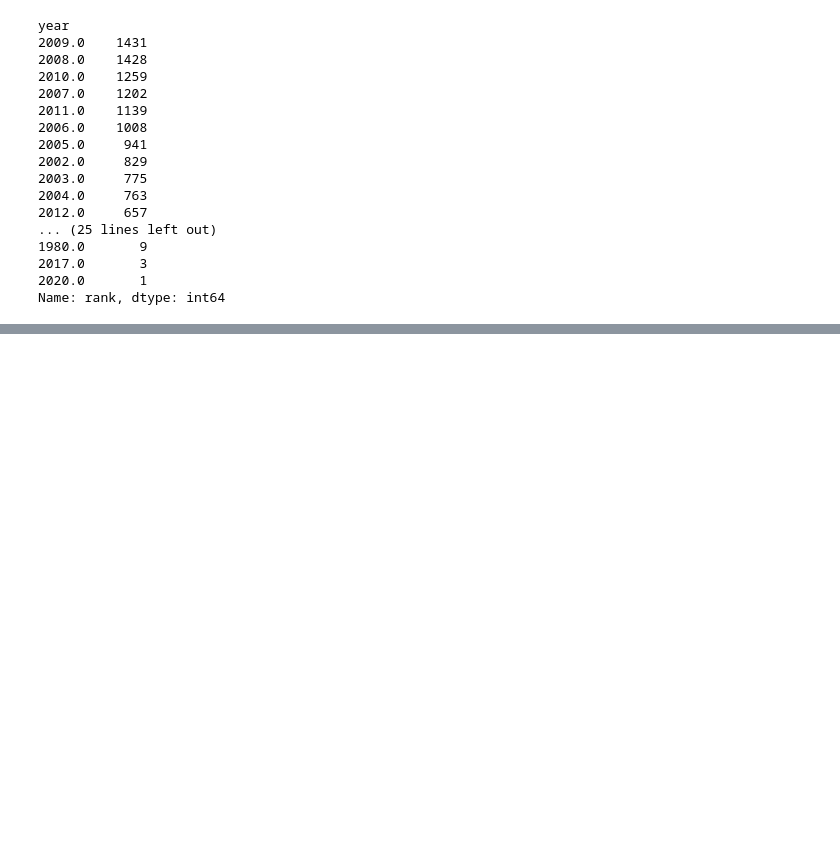
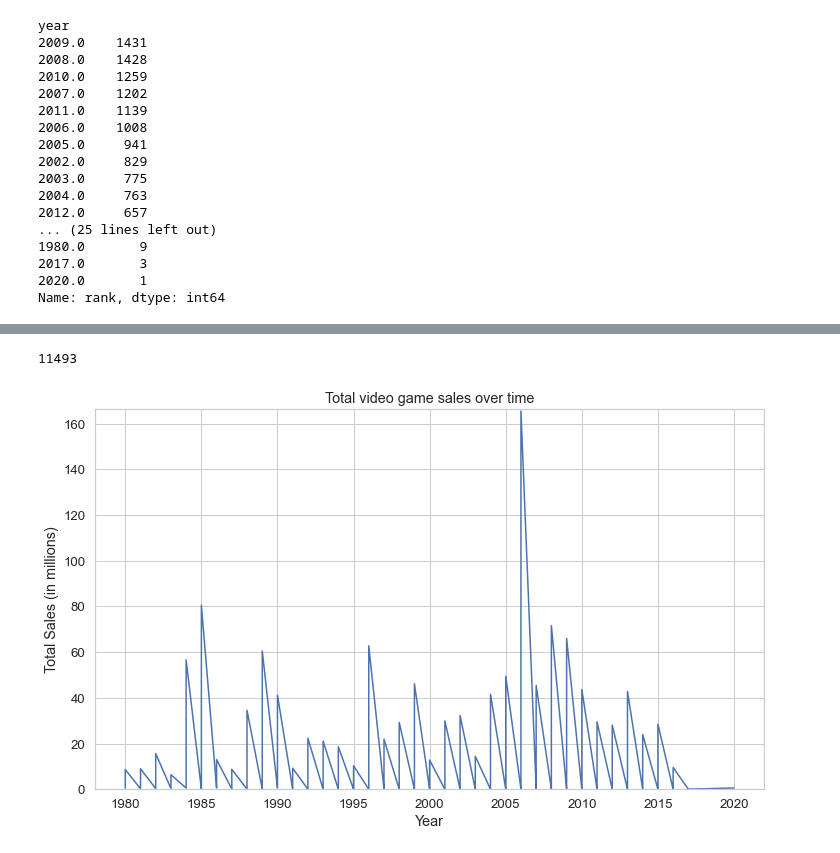
Before and after one commit to danielafriyie/ds_projects, a Jupyter notebook: video games sales/eda.ipynb, the cells around one changed output, grey strips where cells are left out. Cells and saved outputs as stored; diff of their text form; code cells hidden in the pictures; blank space fills up the shorter version.

```diff
--- a/video games sales/eda.ipynb
+++ b/video games sales/eda.ipynb
@@ -296,0 +329,13 @@ Name: rank, dtype: int64
+# %%
+len(df['name'].unique())
+# %% [output]
+11493
+# %%
+max_sales_by_year = df.total_sales.max() + 1
+# %%
+ax = sns.lineplot(data=df, x='year', y='total_sales', ci=None, estimator=None)
+ax.set_ylim(0, max_sales_by_year)
+ax.set(ylabel="Total Sales (in millions)", xlabel='Year', title='Total video game sales over time')
+plt.show()
+# %% [output]
+[figure, added]
```
Also changed, not shown: parts of 16 cells of this notebook.
